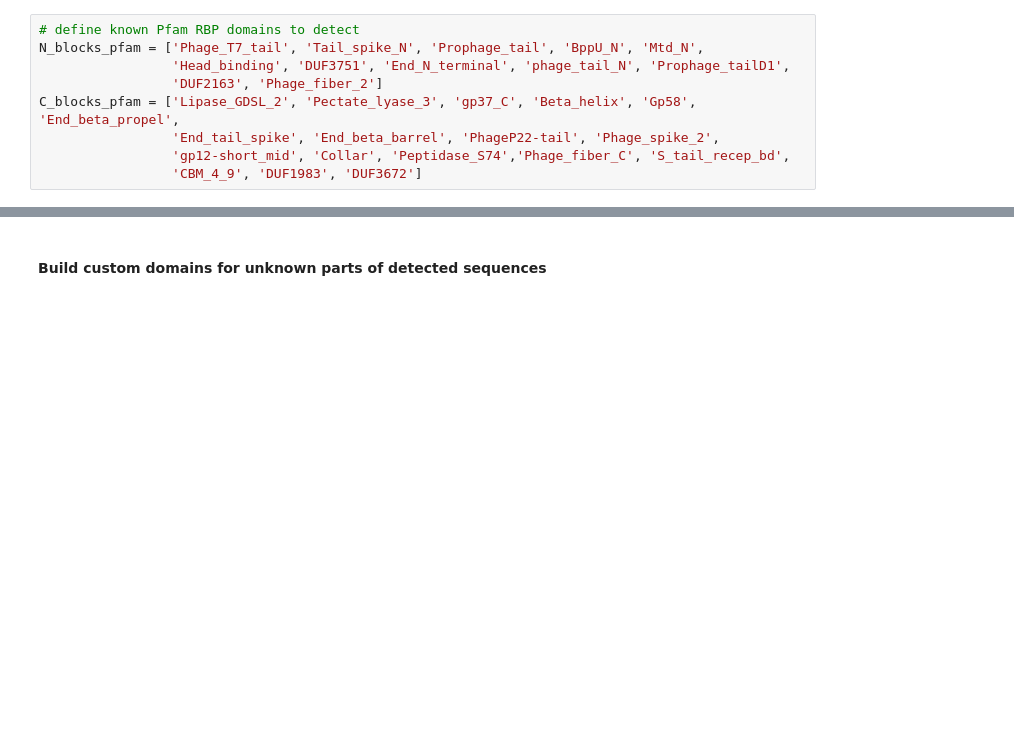
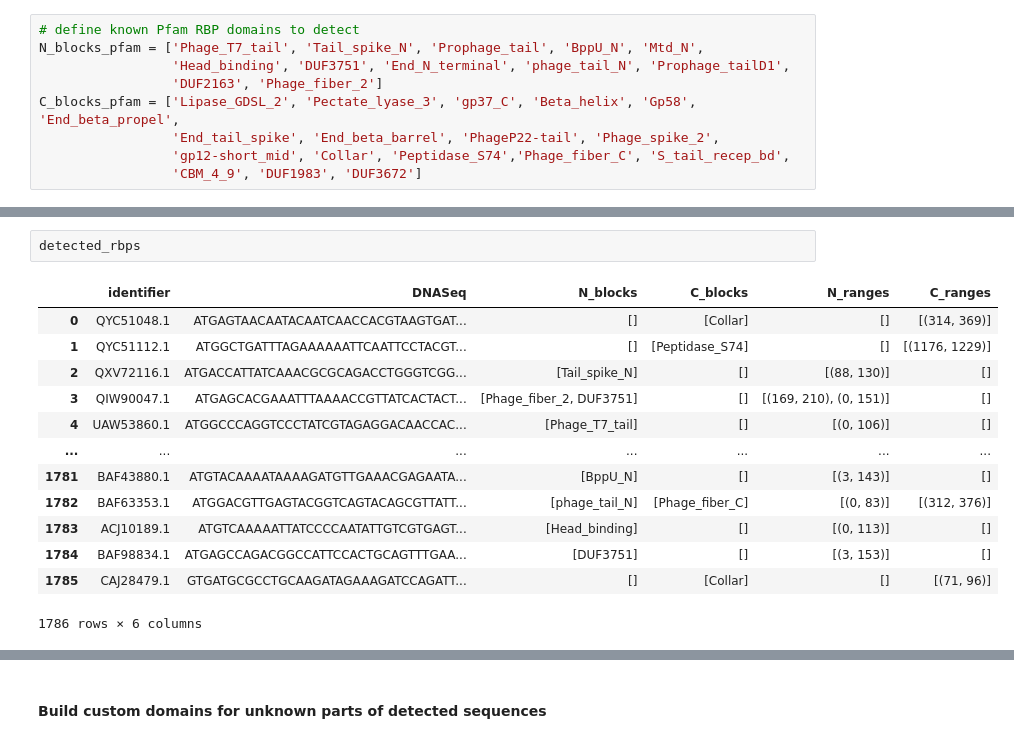
Before and after one commit to dimiboeckaerts/PhageRBPdetection, a Jupyter notebook: RBPdetect_notebook.ipynb, the cells around one changed output, grey strips where cells are left out. Saved outputs shown, nothing was run; the diff lists cells and outputs as text; blank space fills up the shorter version.

```diff
--- a/RBPdetection.ipynb
+++ b/RBPdetect_notebook.ipynb
@@ -127,0 +123,16 @@ detected_rbps = rbpu.RBPdetect_domains(hmm_path, pfam_file, rbps_upto2021['DNASe
+# %%
+detected_rbps
+# %% [output]
+|  | identifier | DNASeq | N_blocks | C_blocks | N_ranges | C_ranges |
+| 0 | QYC51048.1 | ATGAGTAACAATACAATCAACCACGTAAGTGAT... | [] | [Collar] | [] | [(314, 369)] |
+| 1 | QYC51112.1 | ATGGCTGATTTAGAAAAAATTCAATTCCTACGT... | [] | [Peptidase_S74] | [] | [(1176, 1229)] |
+| 2 | QXV72116.1 | ATGACCATTATCAAACGCGCAGACCTGGGTCGG... | [Tail_spike_N] | [] | [(88, 130)] | [] |
+| 3 | QIW90047.1 | ATGAGCACGAAATTTAAAACCGTTATCACTACT... | [Phage_fiber_2, DUF3751] | [] | [(169, 210), (0, 151)] | [] |
+| 4 | UAW53860.1 | ATGGCCCAGGTCCCTATCGTAGAGGACAACCAC... | [Phage_T7_tail] | [] | [(0, 106)] | [] |
+| ... | ... | ... | ... | ... | ... | ... |
+| 1781 | BAF43880.1 | ATGTACAAAATAAAAGATGTTGAAACGAGAATA... | [BppU_N] | [] | [(3, 143)] | [] |
+| 1782 | BAF63353.1 | ATGGACGTTGAGTACGGTCAGTACAGCGTTATT... | [phage_tail_N] | [Phage_fiber_C] | [(0, 83)] | [(312, 376)] |
+| 1783 | ACJ10189.1 | ATGTCAAAAATTATCCCCAATATTGTCGTGAGT... | [Head_binding] | [] | [(0, 113)] | [] |
+| 1784 | BAF98834.1 | ATGAGCCAGACGGCCATTCCACTGCAGTTTGAA... | [DUF3751] | [] | [(3, 153)] | [] |
+| 1785 | CAJ28479.1 | GTGATGCGCCTGCAAGATAGAAAGATCCAGATT... | [] | [Collar] | [] | [(71, 96)] |
+1786 rows × 6 columns
```
Also changed, not shown: parts of 28 cells of this notebook, 6 other files.
